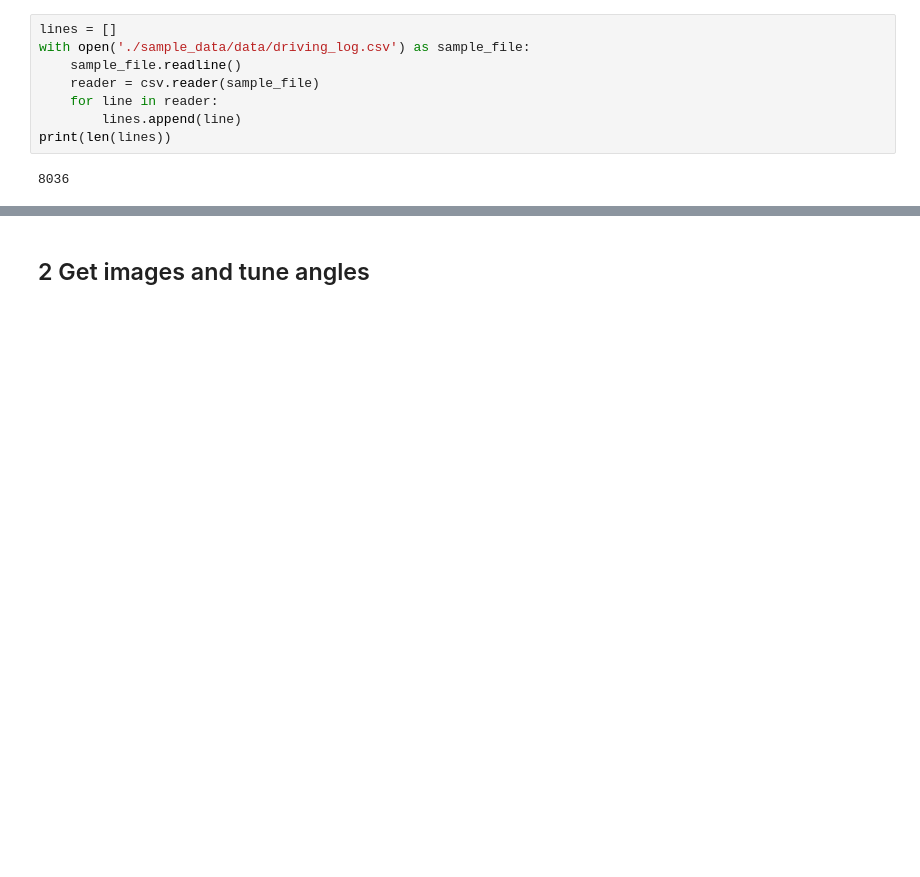
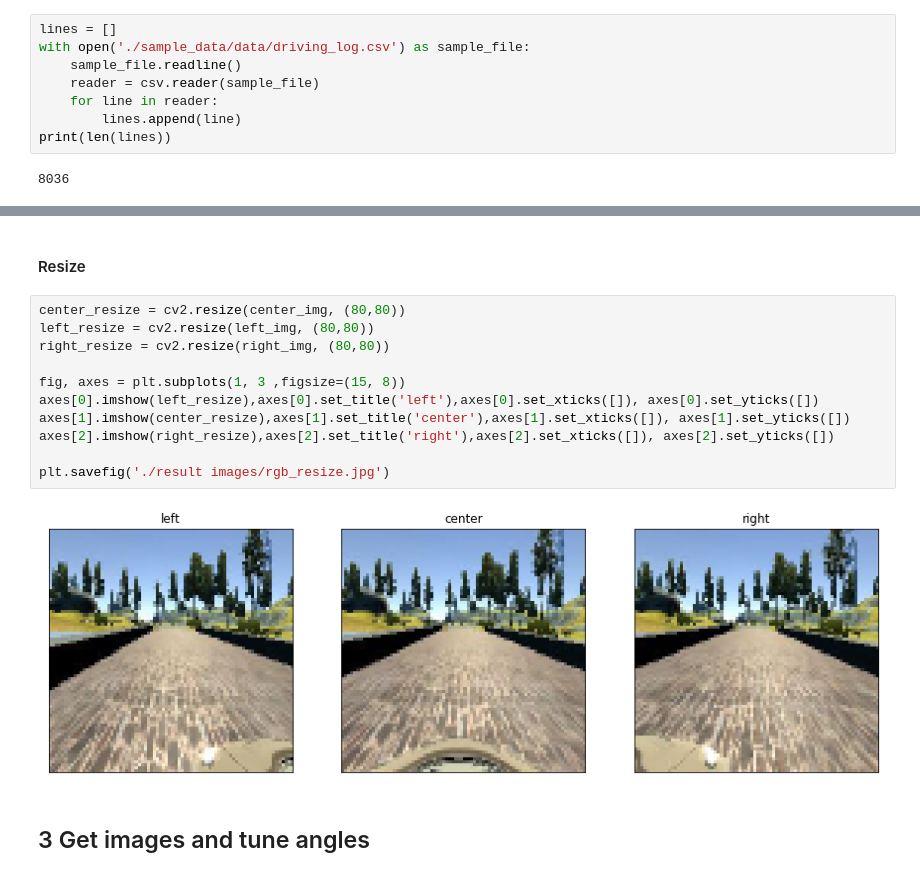
Before and after one commit to liferlisiqi/Bebavioral-Cloning, a Jupyter notebook: pre-process.ipynb, the cells around one changed output, grey strips where cells are left out. Saved outputs shown, nothing was run; the diff lists cells and outputs as text; blank space fills up the shorter version.

```diff
--- a/pre-process.ipynb
+++ b/pre-process.ipynb
@@ -23,5 +47,20 @@ print(len(lines))
+# %% [markdown]
+#### Resize
+# %%
+center_resize = cv2.resize(center_img, (80,80))
+left_resize = cv2.resize(left_img, (80,80))
+right_resize = cv2.resize(right_img, (80,80))
+
+fig, axes = plt.subplots(1, 3 ,figsize=(15, 8))
+axes[0].imshow(left_resize),axes[0].set_title('left'),axes[0].set_xticks([]), axes[0].set_yticks([])
+axes[1].imshow(center_resize),axes[1].set_title('center'),axes[1].set_xticks([]), axes[1].set_yticks([])
+axes[2].imshow(right_resize),axes[2].set_title('right'),axes[2].set_xticks([]), axes[2].set_yticks([])
+
+plt.savefig('./result images/rgb_resize.jpg')
+# %% [output]
+[figure, added]
 # %% [markdown]
-## 2 Get images and tune angles
+## 3 Get images and tune angles
 # %%
 images = []
 angles = []
```
Also changed, not shown: parts of 8 cells of this notebook, 19 other files.
